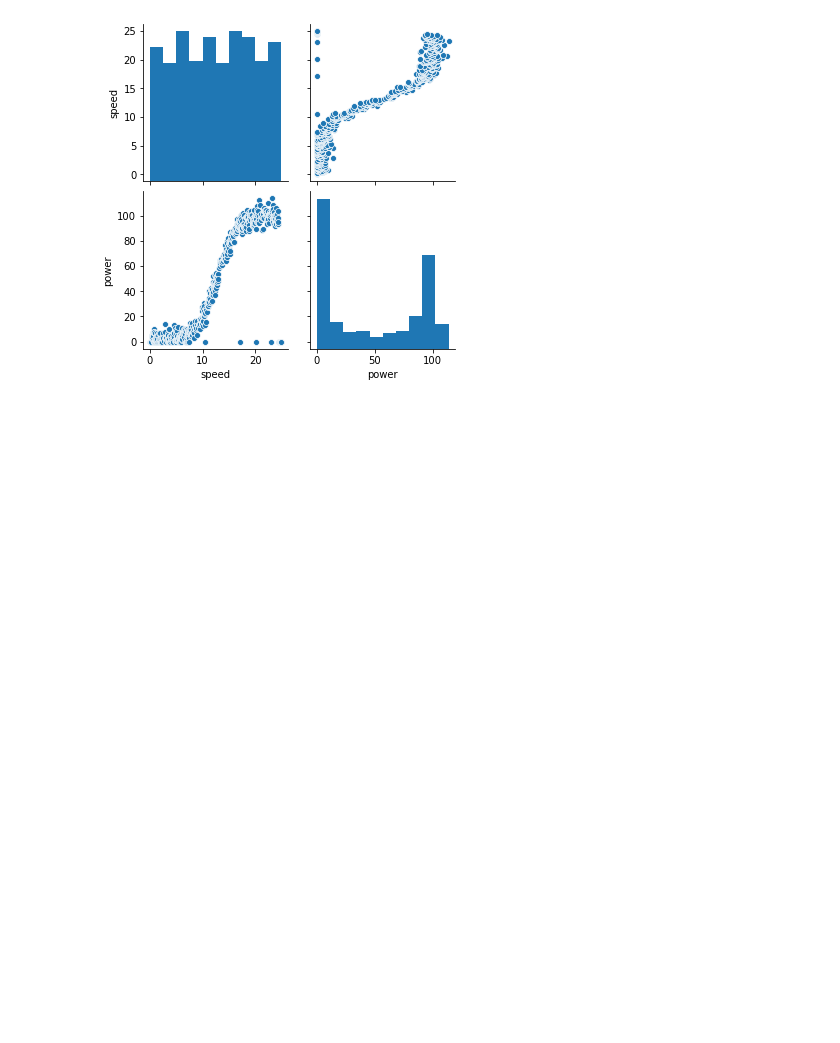
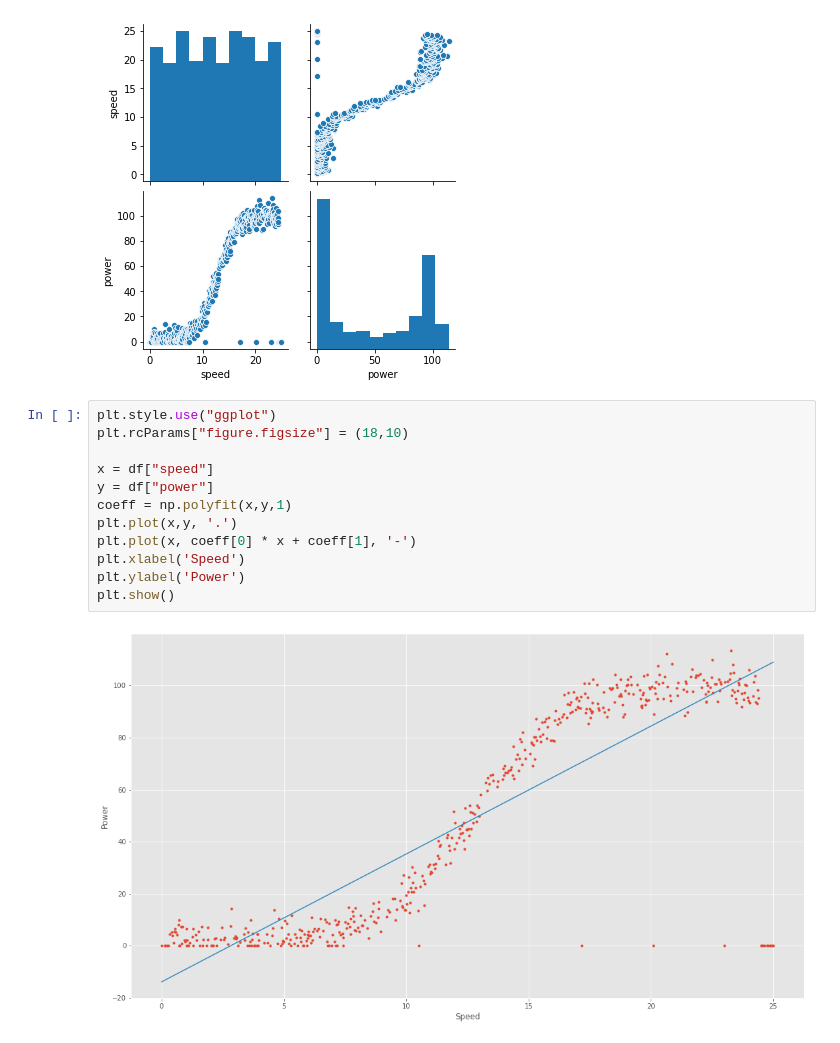
Before and after one commit to donalbuggy/fundamentalsOfDataAnalysisProject, a Jupyter notebook: Fundamentals of Data Analysis Project Donal Buggy.ipynb, the cells around one changed output. Cells and saved outputs as stored; diff of their text form; blank space fills up the shorter version.

Commit message:
added plot w/best fit line

```diff
--- a/Fundamentals of Data Analysis Project Donal Buggy.ipynb
+++ b/Fundamentals of Data Analysis Project Donal Buggy.ipynb
@@ -37,3 +37,17 @@ sns.pairplot(df)
 # %% [output]
 <seaborn.axisgrid.PairGrid at 0x...>
 [figure]
+# %%
+plt.style.use("ggplot")
+plt.rcParams["figure.figsize"] = (18,10)
+
+x = df["speed"]
+y = df["power"]
+coeff = np.polyfit(x,y,1)
+plt.plot(x,y, '.')
+plt.plot(x, coeff[0] * x + coeff[1], '-')
+plt.xlabel('Speed')
+plt.ylabel('Power')
+plt.show()
+# %% [output]
+[figure, added]
```
